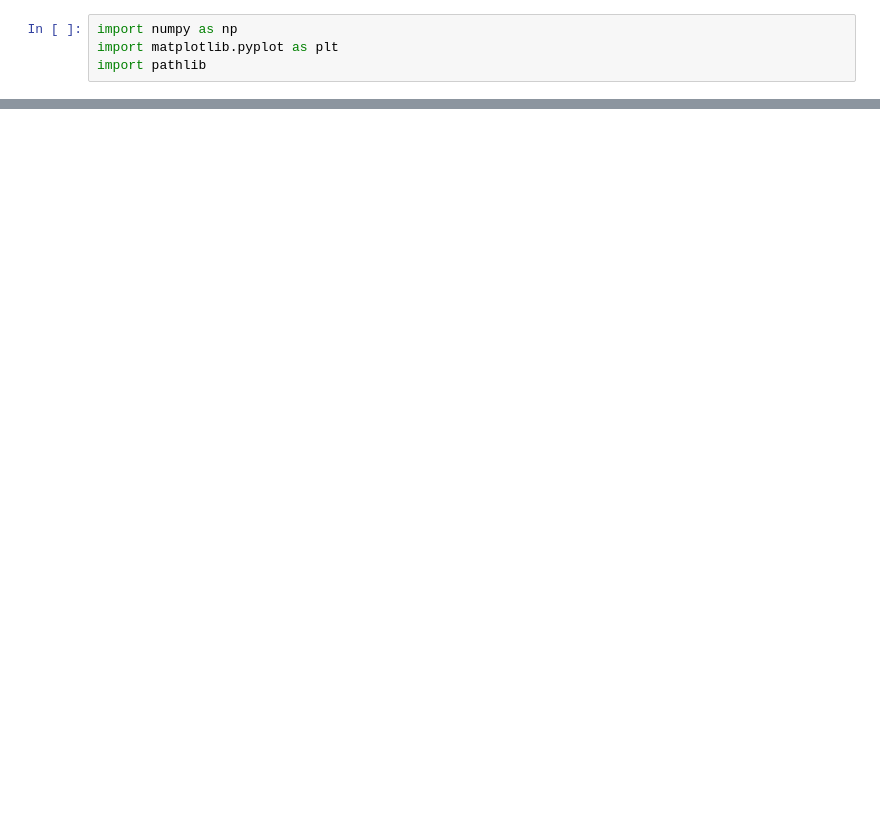
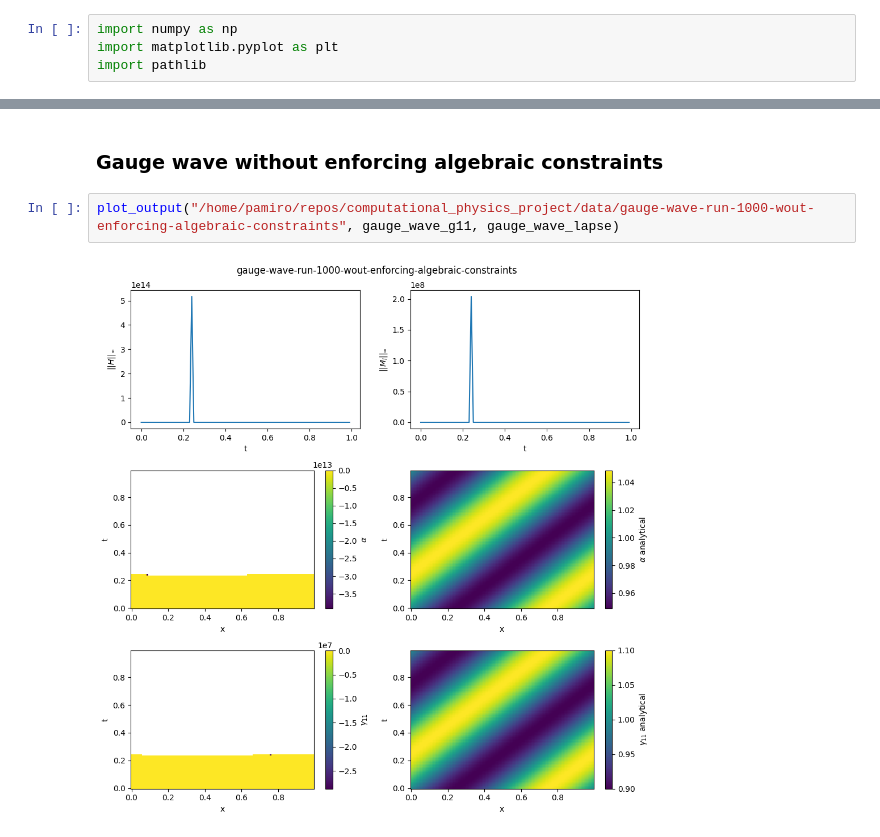
Before and after one commit to MiroPalmu/computational_physics_project, a Jupyter notebook: report.ipynb, the cells around one changed output, grey strips where cells are left out. Saved outputs shown, nothing was run; the diff lists cells and outputs as text; blank space fills up the shorter version.

```diff
--- a/report.ipynb
+++ b/report.ipynb
@@ -134,0 +399,6 @@ plot_output("/home/pamiro/repos/computational_physics_project/data/gauge-wave-ru
+# %% [markdown]
+### Gauge wave without enforcing algebraic constraints
+# %%
+plot_output("/home/pamiro/repos/computational_physics_project/data/gauge-wave-run-1000-wout-enforcing-algebraic-constraints", gauge_wave_g11, gauge_wave_lapse)
+# %% [output]
+[figure, added]
```
Also changed, not shown: parts of 35 cells of this notebook, 1 other file.
